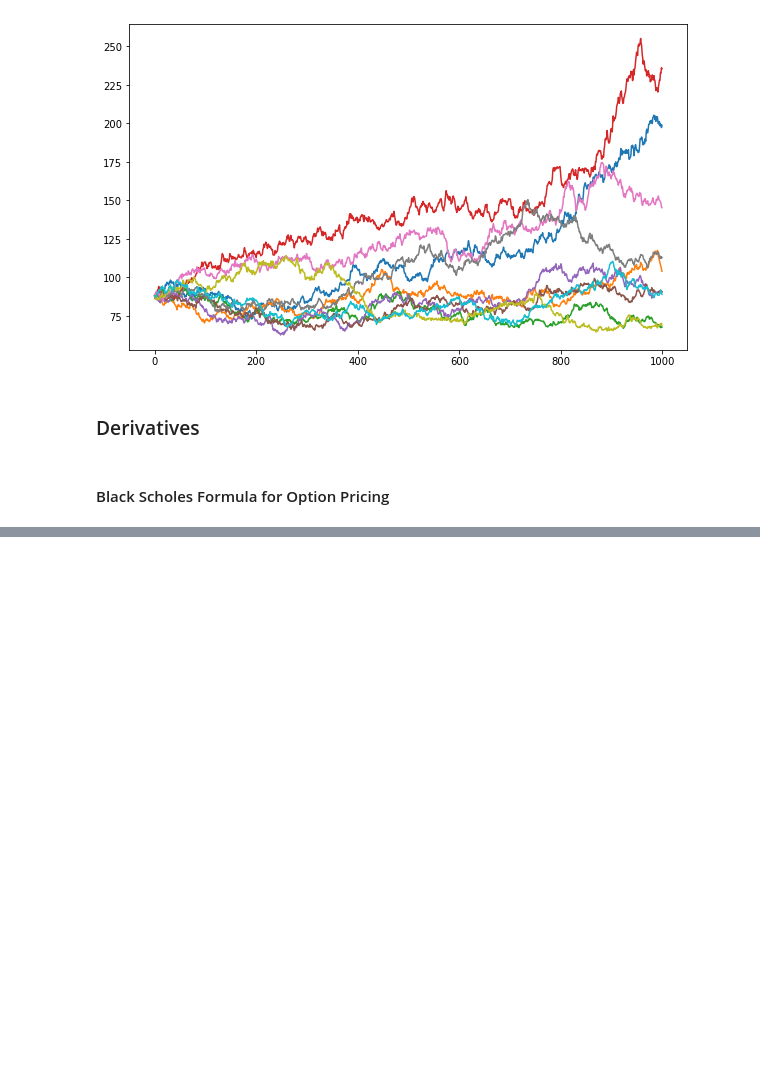
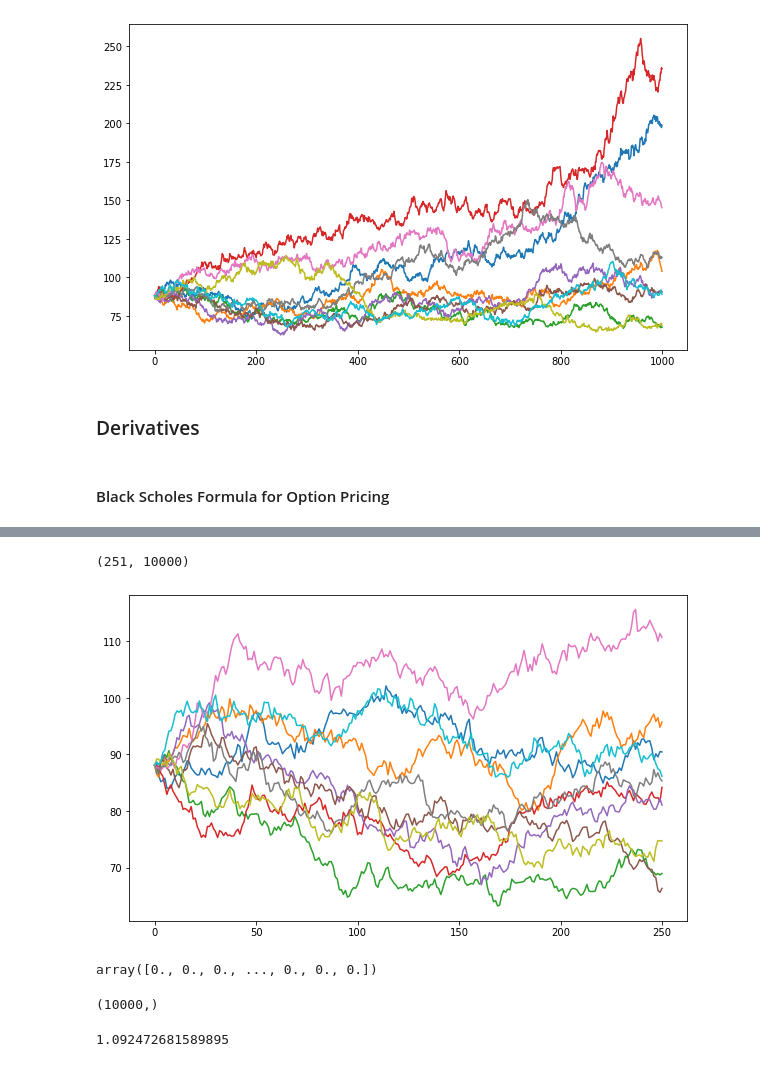
Before and after one commit to oscaralejandro1907/Udemy, a Jupyter notebook: Python-for-Finance/montecarlo_sim.ipynb, the cells around one changed output, grey strips where cells are left out. Drawn from its saved outputs; the diff is of its cells as text; code cells hidden in the pictures; blank space fills up the shorter version.

```diff
--- a/Python-for-Finance/montecarlo_sim.ipynb
+++ b/Python-for-Finance/montecarlo_sim.ipynb
@@ -228,0 +273,15 @@ plt.plot(price_list);
+# %%
+stdev = stdev.values
+# %%
+t_intervals = 250
+delta_t = T / t_intervals
+
+iterations = 10000
+# %%
+Z = np.random.standard_normal((t_intervals +1,iterations))
+S = np.zeros_like(Z)
+S0 = data.iloc[-1]
+S[0] = S0
+# %%
+for t in range(1, t_intervals +1):
+    S[t] = S[t-1] * np.exp((r-0.5*stdev**2) * delta_t+stdev*delta_t**0.5*Z[t])
@@ -228,0 +304,23 @@ plt.plot(price_list);
+# %%
+S.shape
+# %% [output]
+(251, 10000)
+# %%
+plt.figure(figsize=(10,6))
+plt.plot(S[:,:10]);
+# %% [output]
+[figure, added]
+# %%
+p = np.maximum(S[-1]-110,0)
+p
+# %% [output]
+array([0., 0., 0., ..., 0., 0., 0.])
+# %%
+p.shape
+# %% [output]
+(10000,)
+# %%
+C = np.exp(-r*T)*np.sum(p)/ iterations
+C
+# %% [output]
+1.092472681589895
```
Also changed, not shown: parts of 13 cells of this notebook, 1 other file.
